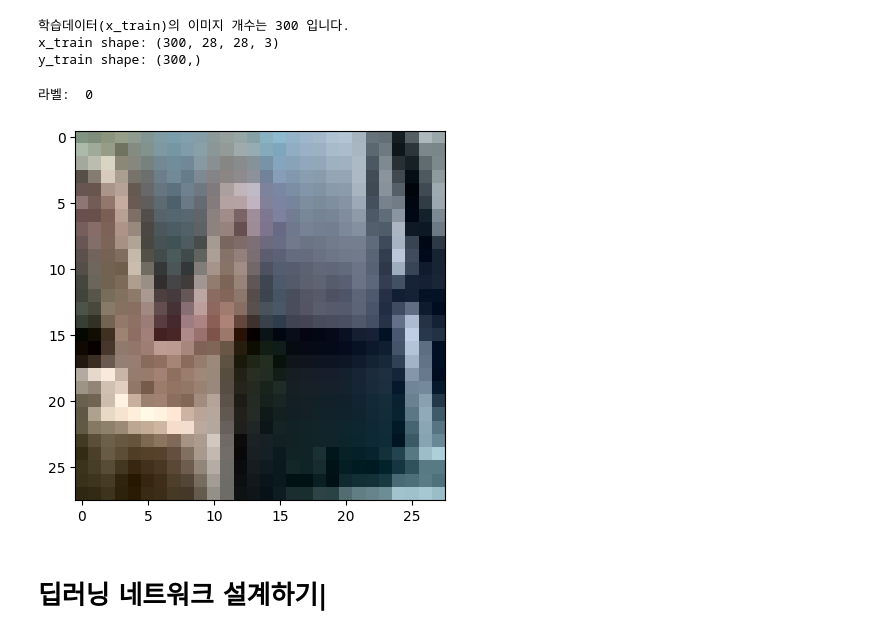
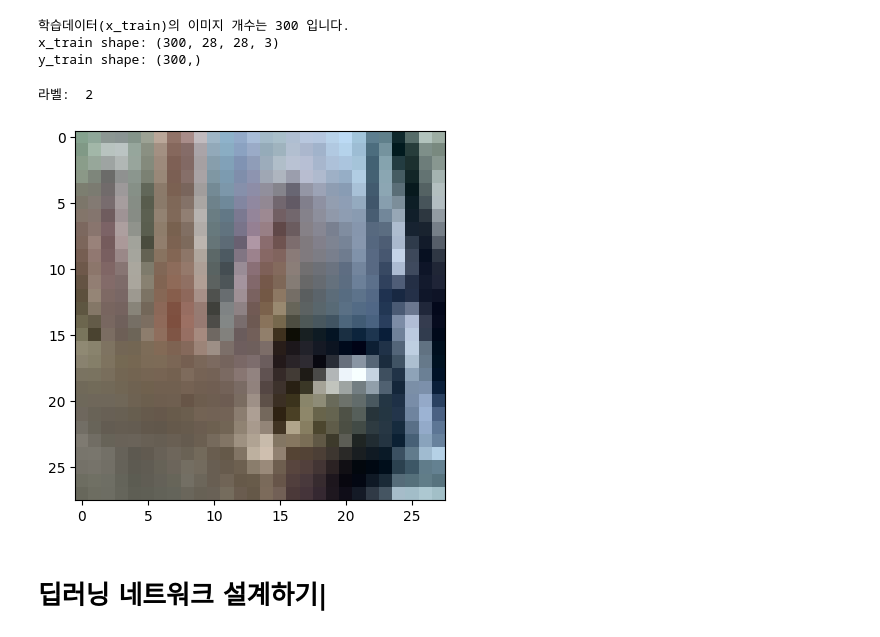
Before and after one commit to Sumin-Kim-Hub/01_mdls_ds8_open, a Jupyter notebook: 08_dl/260305_dl_mini-project_rock scissor paper/260304_dl_miniproject_rockscissorpaper.ipynb, the cells around one changed output. Saved outputs shown, nothing was run; the diff lists cells and outputs as text; code cells hidden in the pictures.

```diff
--- a/08_dl/260305_dl_mini-project_rock scissor paper/260304_dl_miniproject_rockscissorpaper.ipynb
+++ b/08_dl/260305_dl_mini-project_rock scissor paper/260304_dl_miniproject_rockscissorpaper.ipynb
@@ -120,11 +150,11 @@ y_train shape: (300,)
 # %%
 import matplotlib.pyplot as plt
 
-plt.imshow(x_train[1])
-print('라벨: ', y_train[1])
+plt.imshow(x_train[200])
+print('라벨: ', y_train[200])
 # %% [output]
-라벨:  0
+라벨:  2
-[figure, old version]
+[figure, new version]
 # %% [markdown]
 # 딥러닝 네트워크 설계하기|
 # %%
```
Also changed, not shown: parts of 8 cells of this notebook.
